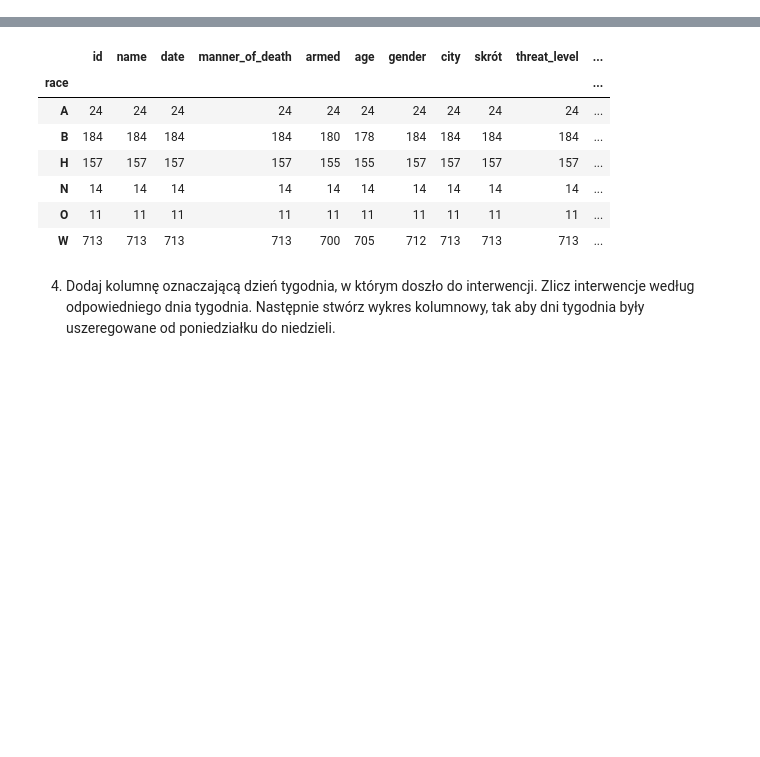
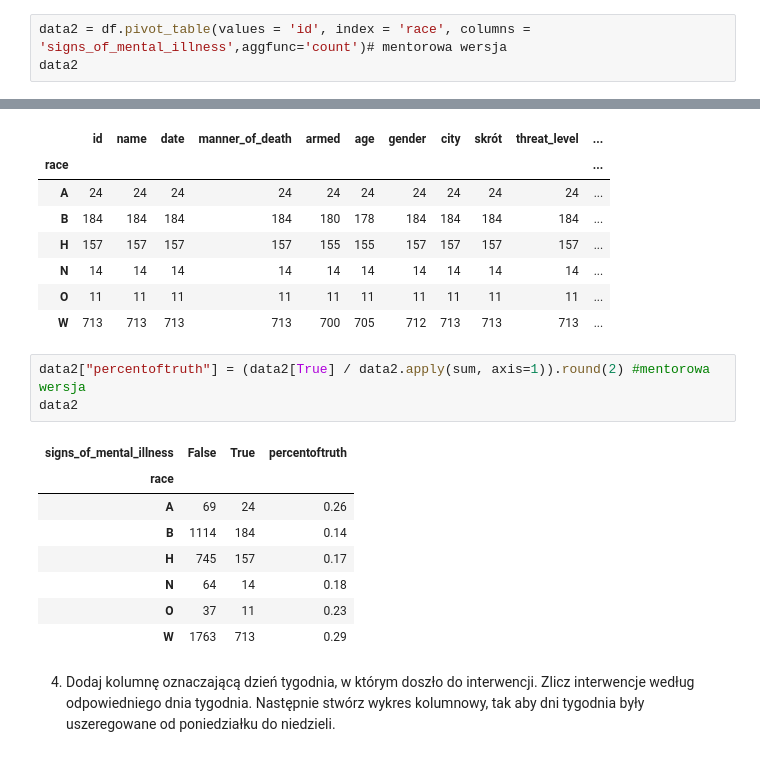
Before and after one commit to kulkaHD/repozytorium-Hani, a Jupyter notebook: zadanie_8.3.ipynb, the cells around one changed output, grey strips where cells are left out. Drawn from its saved outputs; the diff is of its cells as text; blank space fills up the shorter version.

```diff
--- a/zadanie_8.3.ipynb
+++ b/zadanie_8.3.ipynb
@@ -35,3 +35,6 @@ True                     A         24
                          O         11
                          W        713
 Name: id, dtype: int64
+# %%
+data2 = df.pivot_table(values = 'id', index = 'race', columns = 'signs_of_mental_illness',aggfunc='count')# mentorowa wersja
+data2
@@ -61,6 +73,18 @@ tabela
 | N | 14 | 14 | 14 | 14 | 14 | 14 | 14 | 14 | 14 | 14 | ... |
 | O | 11 | 11 | 11 | 11 | 11 | 11 | 11 | 11 | 11 | 11 | ... |
 | W | 713 | 713 | 713 | 713 | 700 | 705 | 712 | 713 | 713 | 713 | ... |
+# %%
+data2["percentoftruth"] = (data2[True] / data2.apply(sum, axis=1)).round(2) #mentorowa wersja
+data2
+# %% [output]
+| signs_of_mental_illness | False | True | percentoftruth |
+| race |  |  |  |
+| A | 69 | 24 | 0.26 |
+| B | 1114 | 184 | 0.14 |
+| H | 745 | 157 | 0.17 |
+| N | 64 | 14 | 0.18 |
+| O | 37 | 11 | 0.23 |
+| W | 1763 | 713 | 0.29 |
 # %% [markdown]
 4. Dodaj kolumnę oznaczającą dzień tygodnia, w którym doszło do interwencji. Zlicz interwencje według odpowiedniego dnia tygodnia. Następnie stwórz wykres kolumnowy, tak aby dni tygodnia były uszeregowane od poniedziałku do niedzieli.
 # %%
```
Also changed, not shown: parts of 2 cells of this notebook.
